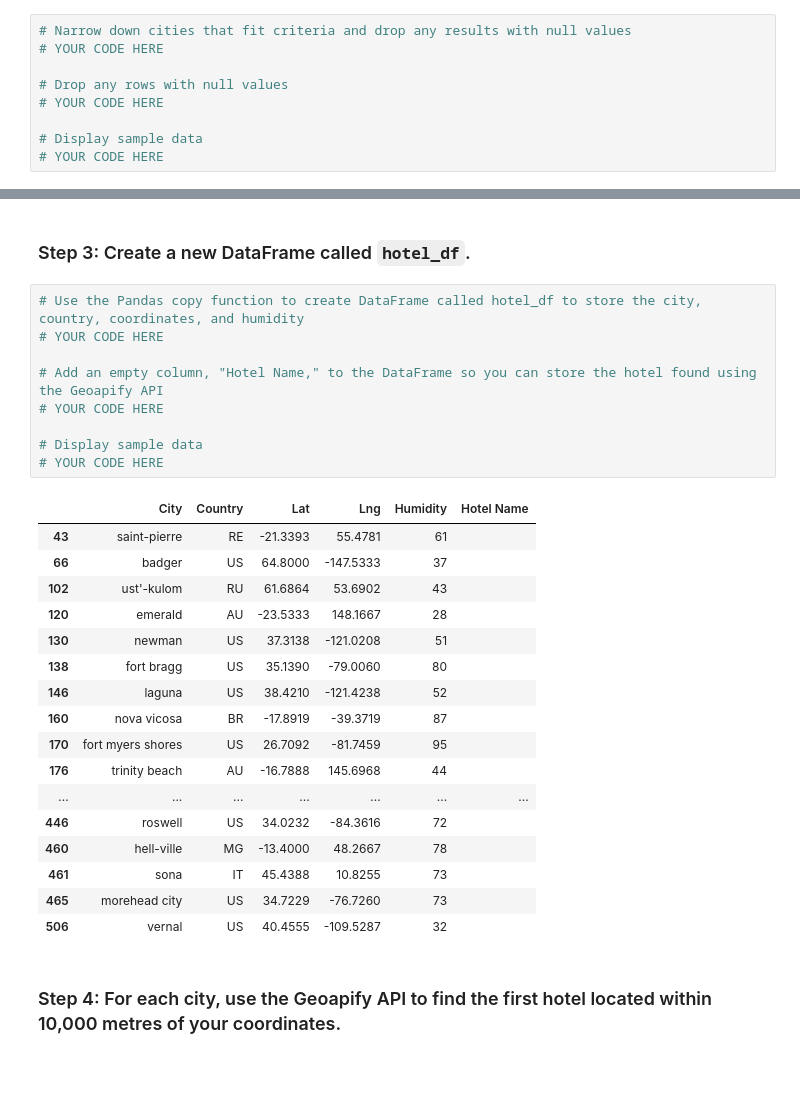
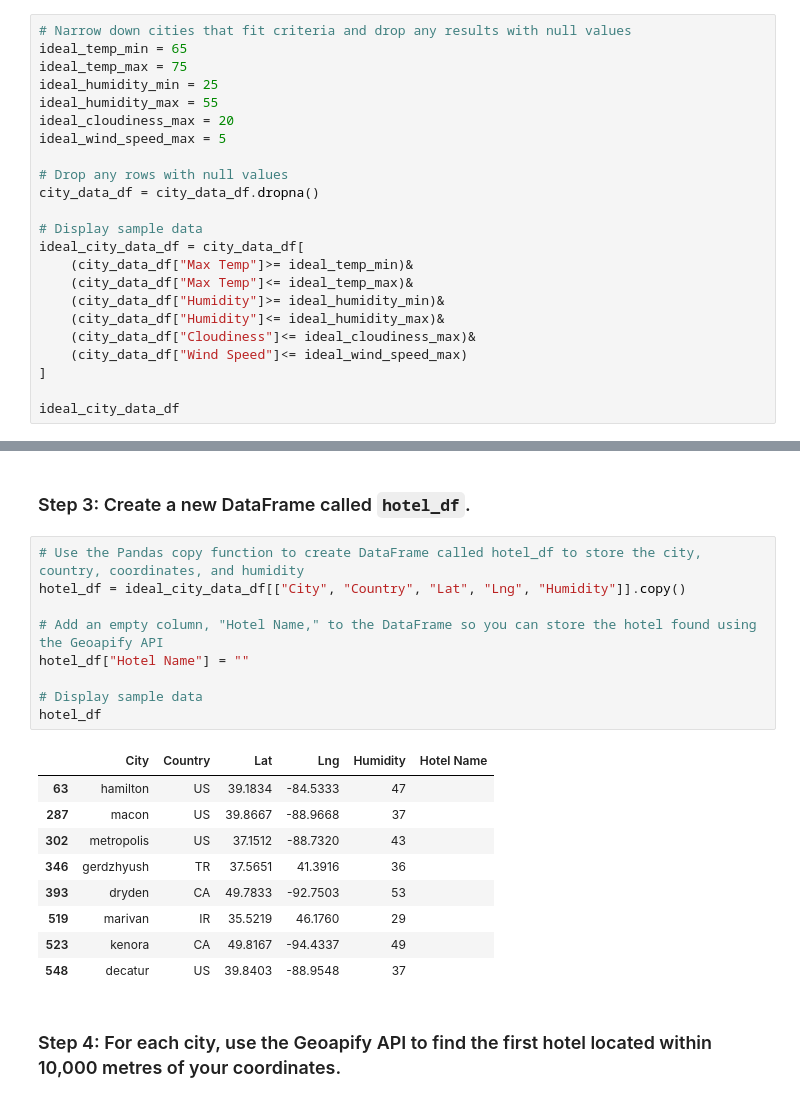
Before and after one commit to TheuriM/Python-API-Challenge, a Jupyter notebook: WeatherPy/VacationPy.ipynb, the cells around one changed output, grey strips where cells are left out. Drawn from its saved outputs; the diff is of its cells as text; blank space fills up the shorter version.

```diff
--- a/WeatherPy/VacationPy.ipynb
+++ b/WeatherPy/VacationPy.ipynb
@@ -54,12 +50,26 @@ map_plot_1
 ### Step 2: Narrow down the `city_data_df` DataFrame to find your ideal weather condition
 # %%
 # Narrow down cities that fit criteria and drop any results with null values
-# YOUR CODE HERE
+ideal_temp_min = 65
+ideal_temp_max = 75
+ideal_humidity_min = 25
+ideal_humidity_max = 55
+ideal_cloudiness_max = 20
+ideal_wind_speed_max = 5
 
 # Drop any rows with null values
-# YOUR CODE HERE
+city_data_df = city_data_df.dropna()
 
 # Display sample data
-# YOUR CODE HERE
+ideal_city_data_df = city_data_df[
+    (city_data_df["Max Temp"]>= ideal_temp_min)&
+    (city_data_df["Max Temp"]<= ideal_temp_max)&
+    (city_data_df["Humidity"]>= ideal_humidity_min)&
+    (city_data_df["Humidity"]<= ideal_humidity_max)&
+    (city_data_df["Cloudiness"]<= ideal_cloudiness_max)&
+    (city_data_df["Wind Speed"]<= ideal_wind_speed_max)
+]
+
+ideal_city_data_df
 # %% [output]
 |  | City_ID | City | Lat | Lng | Max Temp | Humidity | Cloudiness | Wind Speed | Country | Date |
@@ -83,31 +85,23 @@ map_plot_1
 ### Step 3: Create a new DataFrame called `hotel_df`.
 # %%
 # Use the Pandas copy function to create DataFrame called hotel_df to store the city, country, coordinates, and humidity
-# YOUR CODE HERE
+hotel_df = ideal_city_data_df[["City", "Country", "Lat", "Lng", "Humidity"]].copy()
 
 # Add an empty column, "Hotel Name," to the DataFrame so you can store the hotel found using the Geoapify API
-# YOUR CODE HERE
+hotel_df["Hotel Name"] = ""
 
 # Display sample data
-# YOUR CODE HERE
+hotel_df
 # %% [output]
 |  | City | Country | Lat | Lng | Humidity | Hotel Name |
-| 43 | saint-pierre | RE | -21.3393 | 55.4781 | 61 |  |
-| 66 | badger | US | 64.8000 | -147.5333 | 37 |  |
-| 102 | ust'-kulom | RU | 61.6864 | 53.6902 | 43 |  |
-| 120 | emerald | AU | -23.5333 | 148.1667 | 28 |  |
-| 130 | newman | US | 37.3138 | -121.0208 | 51 |  |
-| 138 | fort bragg | US | 35.1390 | -79.0060 | 80 |  |
-| 146 | laguna | US | 38.4210 | -121.4238 | 52 |  |
-| 160 | nova vicosa | BR | -17.8919 | -39.3719 | 87 |  |
-| 170 | fort myers shores | US | 26.7092 | -81.7459 | 95 |  |
-| 176 | trinity beach | AU | -16.7888 | 145.6968 | 44 |  |
-| ... | ... | ... | ... | ... | ... | ... |
-| 446 | roswell | US | 34.0232 | -84.3616 | 72 |  |
-| 460 | hell-ville | MG | -13.4000 | 48.2667 | 78 |  |
-| 461 | sona | IT | 45.4388 | 10.8255 | 73 |  |
-| 465 | morehead city | US | 34.7229 | -76.7260 | 73 |  |
-| 506 | vernal | US | 40.4555 | -109.5287 | 32 |  |
+| 63 | hamilton | US | 39.1834 | -84.5333 | 47 |  |
+| 287 | macon | US | 39.8667 | -88.9668 | 37 |  |
+| 302 | metropolis | US | 37.1512 | -88.7320 | 43 |  |
+| 346 | gerdzhyush | TR | 37.5651 | 41.3916 | 36 |  |
+| 393 | dryden | CA | 49.7833 | -92.7503 | 53 |  |
+| 519 | marivan | IR | 35.5219 | 46.1760 | 29 |  |
+| 523 | kenora | CA | 49.8167 | -94.4337 | 49 |  |
+| 548 | decatur | US | 39.8403 | -88.9548 | 37 |  |
 # %% [markdown]
 ### Step 4: For each city, use the Geoapify API to find the first hotel located within 10,000 metres of your coordinates.
 # %%
```
Also changed, not shown: parts of 5 cells of this notebook, 1 other file.
